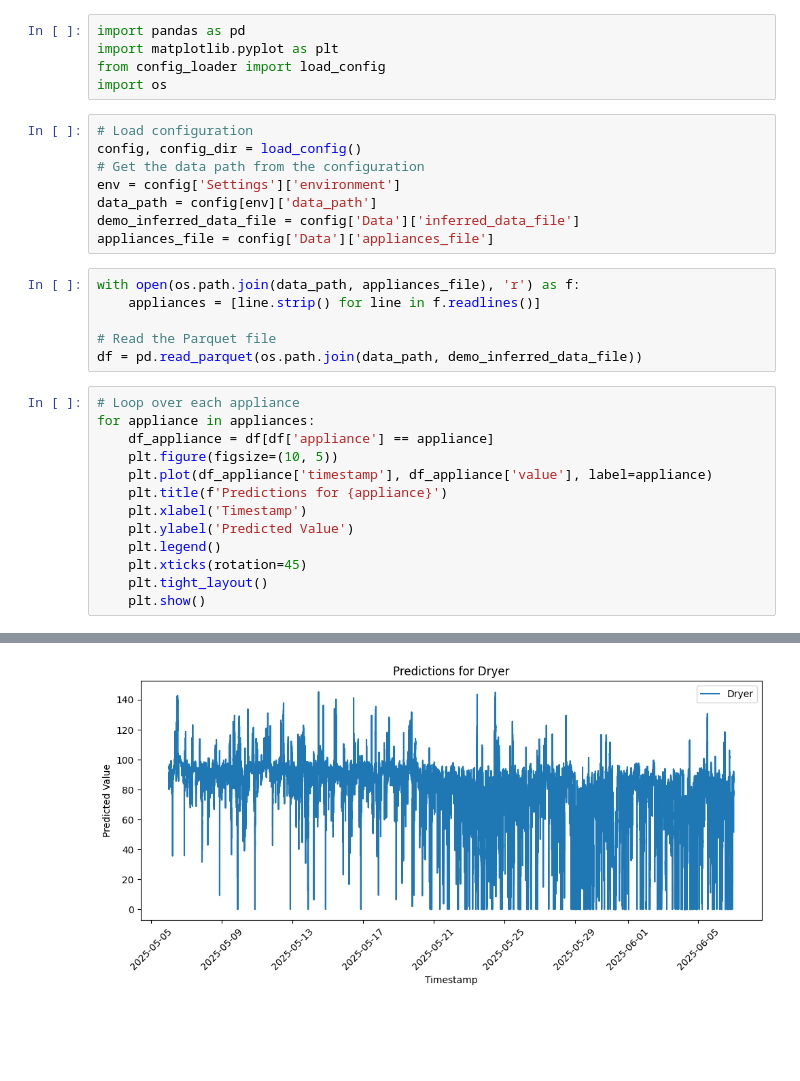
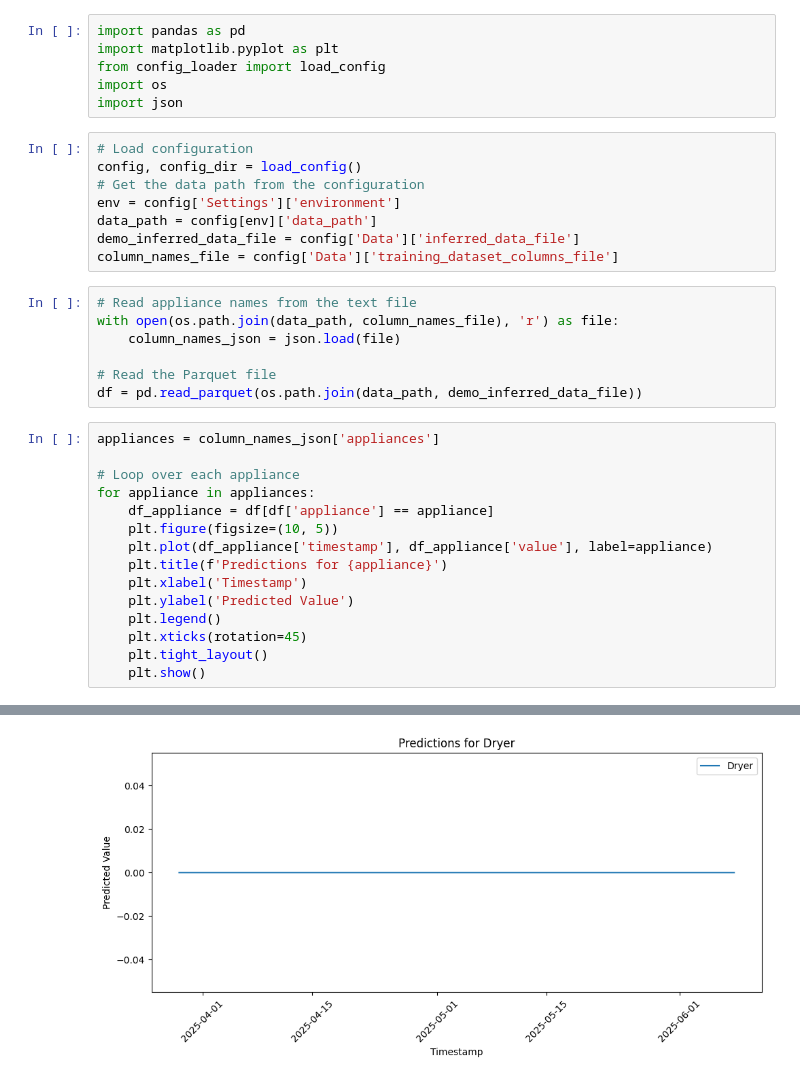
Before and after one commit to MorelliDUniFr/Home_Energy_Visualytics, a Jupyter notebook: evaluation/display_predictions.ipynb, the cells around one changed output, grey strips where cells are left out. Drawn from its saved outputs; the diff is of its cells as text; blank space fills up the shorter version.

Commit message:
Polished the files, removed 'appliances.txt' and added 'training_dataset_column_names.json'

```diff
--- a/evaluation/display_predictions.ipynb
+++ b/evaluation/display_predictions.ipynb
@@ -3,6 +3,7 @@ import pandas as pd
 import matplotlib.pyplot as plt
 from config_loader import load_config
 import os
+import json
 # %%
 # Load configuration
 config, config_dir = load_config()
@@ -10,14 +11,17 @@ config, config_dir = load_config()
 env = config['Settings']['environment']
 data_path = config[env]['data_path']
 demo_inferred_data_file = config['Data']['inferred_data_file']
-appliances_file = config['Data']['appliances_file']
+column_names_file = config['Data']['training_dataset_columns_file']
 # %%
-with open(os.path.join(data_path, appliances_file), 'r') as f:
-    appliances = [line.strip() for line in f.readlines()]
+# Read appliance names from the text file
+with open(os.path.join(data_path, column_names_file), 'r') as file:
+    column_names_json = json.load(file)
 
 # Read the Parquet file
 df = pd.read_parquet(os.path.join(data_path, demo_inferred_data_file))
 # %%
+appliances = column_names_json['appliances']
+
 # Loop over each appliance
 for appliance in appliances:
     df_appliance = df[df['appliance'] == appliance]
@@ -35 +39 @@ for appliance in appliances:
-[figure, old version]
+[figure, new version]
```
Also changed, not shown: parts of 1 cell of this notebook, 12 other files.
